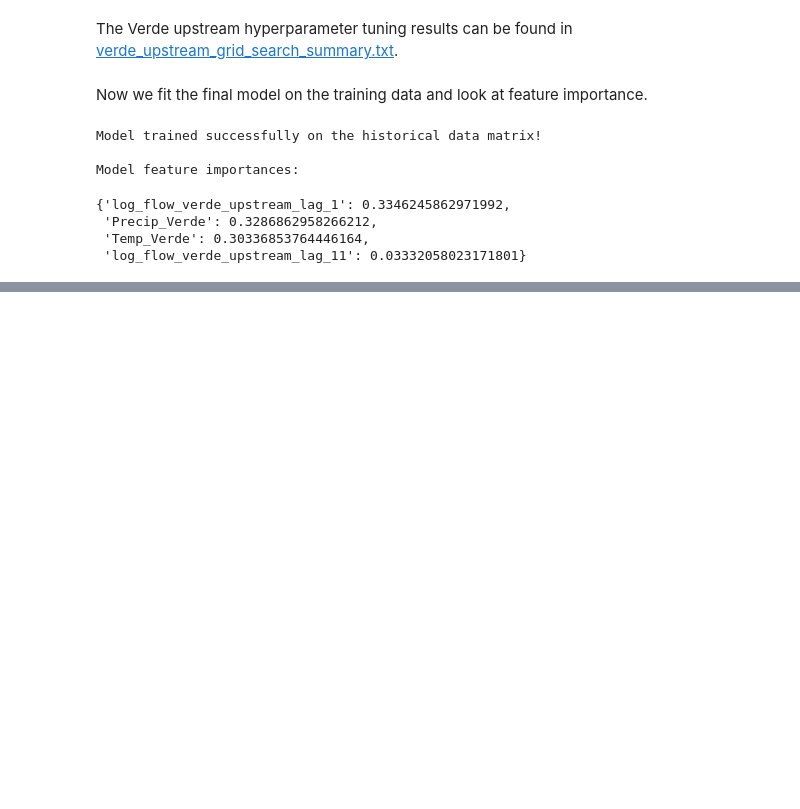
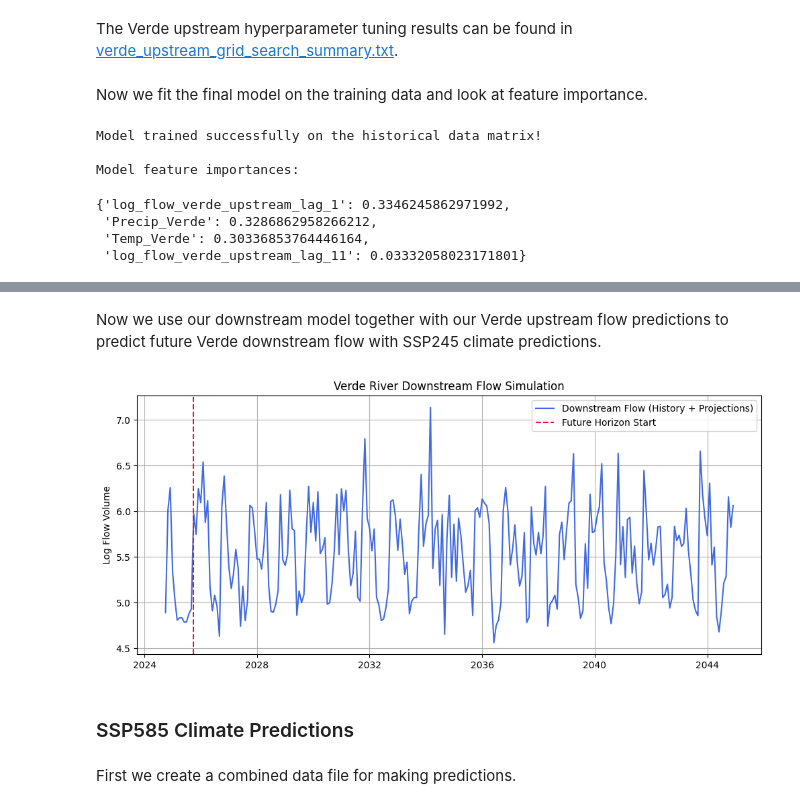
Before and after one commit to Erdos-Projects/summer26-water-use-sustainability, a Jupyter notebook: Code/03_verde_modeling.ipynb, the cells around one changed output, grey strips where cells are left out. Saved outputs shown, nothing was run; the diff lists cells and outputs as text; code cells hidden in the pictures; blank space fills up the shorter version.

```diff
--- a/Code/03_verde_modeling.ipynb
+++ b/Code/03_verde_modeling.ipynb
@@ -868,0 +860,49 @@ plt.show()
+# %% [markdown]
+Now we use our downstream model together with our Verde upstream flow predictions to predict future Verde downstream flow with SSP245 climate predictions.
+# %%
+# ==========================================
+# 1. CREATING FLOW PROJECTIONS
+# ==========================================
+
+verde_downstream_features = [
+    "Temp_Verde",
+    "Precip_Verde",
+    "Temp_Maricopa",
+    "Precip_Maricopa",
+    "Population",
+    "IrrigatedLand_Acres",
+    "datacenters_TotalMW",
+    "datacenters_TotalNum",
+    "log_flow_verde_upstream",
+    "log_flow_verde_downstream_lag_5",
+    "log_flow_verde_downstream_lag_6"
+]
+
+for i in range(12,len(df_combined_245.Time)):
+    df_combined_245.loc[i,'log_flow_verde_downstream_lag_5'] = df_combined_245.loc[i-5,'log_flow_verde_downstream']
+    df_combined_245.loc[i,'log_flow_verde_downstream_lag_6'] = df_combined_245.loc[i-6,'log_flow_verde_downstream']
+    df_combined_245.loc[i,'log_flow_verde_downstream'] = verde_downstream_model.predict(df_combined_245[verde_downstream_features].iloc[[i]])[0]
+
+
+# ==========================================
+# 2. PLOTTING THE OUTPUT
+# ==========================================
+plt.figure(figsize=(12, 5))
+plt.plot(
+    pd.to_datetime(df_combined_245["Time"]),
+    df_combined_245["log_flow_verde_downstream"],
+    label="Downstream Flow (History + Projections)",
+    color="royalblue"
+)
+plt.axvline(pd.to_datetime(df_combined_245["Time"].iloc[12]), color="crimson", linestyle="--", label="Future Horizon Start")
+plt.title("Verde River Downstream Flow Simulation")
+plt.ylabel("Log Flow Volume")
+plt.grid(True)
+plt.legend()
+plt.show()
+# %% [output]
+[figure, added]
+# %% [markdown]
+### SSP585 Climate Predictions
+# %% [markdown]
+First we create a combined data file for making predictions.
```
Also changed, not shown: parts of 15 cells of this notebook.
